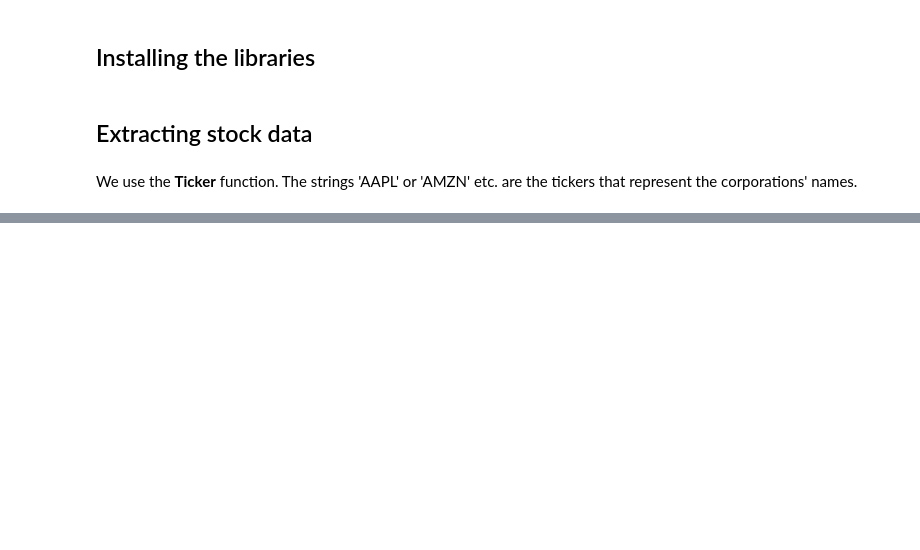
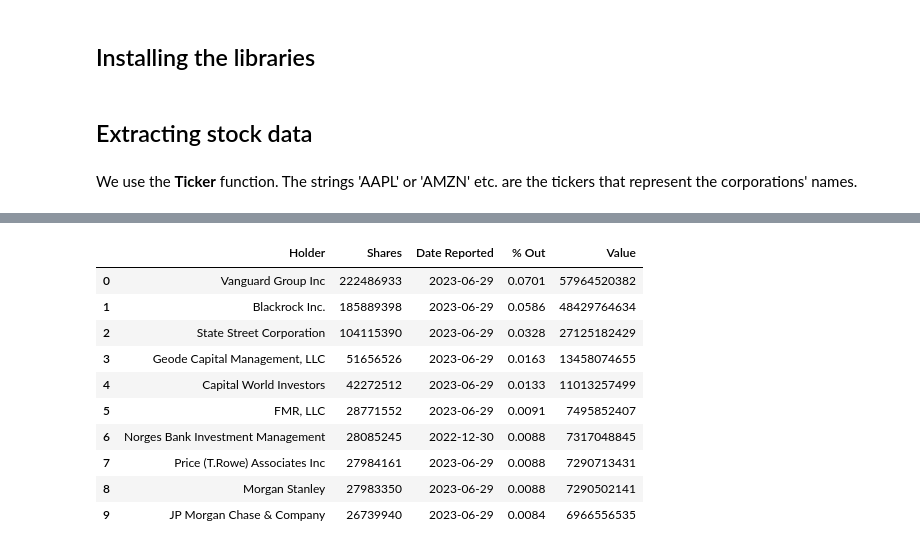
Before and after one commit to EdgarPoeAllan/Stock-prices, a Jupyter notebook: Stock--prices.ipynb, the cells around one changed output, grey strips where cells are left out. Saved outputs shown, nothing was run; the diff lists cells and outputs as text; code cells hidden in the pictures; blank space fills up the shorter version.

```diff
--- a/Stock--prices.ipynb
+++ b/Stock--prices.ipynb
@@ -54,0 +133,14 @@ SPX: No price data found, symbol may be delisted (period=6mo)
+# %%
+tesla.get_institutional_holders()
+# %% [output]
+|  | Holder | Shares | Date Reported | % Out | Value |
+| 0 | Vanguard Group Inc | 222486933 | 2023-06-29 | 0.0701 | 57964520382 |
+| 1 | Blackrock Inc. | 185889398 | 2023-06-29 | 0.0586 | 48429764634 |
+| 2 | State Street Corporation | 104115390 | 2023-06-29 | 0.0328 | 27125182429 |
+| 3 | Geode Capital Management, LLC | 51656526 | 2023-06-29 | 0.0163 | 13458074655 |
+| 4 | Capital World Investors | 42272512 | 2023-06-29 | 0.0133 | 11013257499 |
+| 5 | FMR, LLC | 28771552 | 2023-06-29 | 0.0091 | 7495852407 |
+| 6 | Norges Bank Investment Management | 28085245 | 2022-12-30 | 0.0088 | 7317048845 |
+| 7 | Price (T.Rowe) Associates Inc | 27984161 | 2023-06-29 | 0.0088 | 7290713431 |
+| 8 | Morgan Stanley | 27983350 | 2023-06-29 | 0.0088 | 7290502141 |
+| 9 | JP Morgan Chase & Company | 26739940 | 2023-06-29 | 0.0084 | 6966556535 |
```
Also changed, not shown: parts of 16 cells of this notebook.
